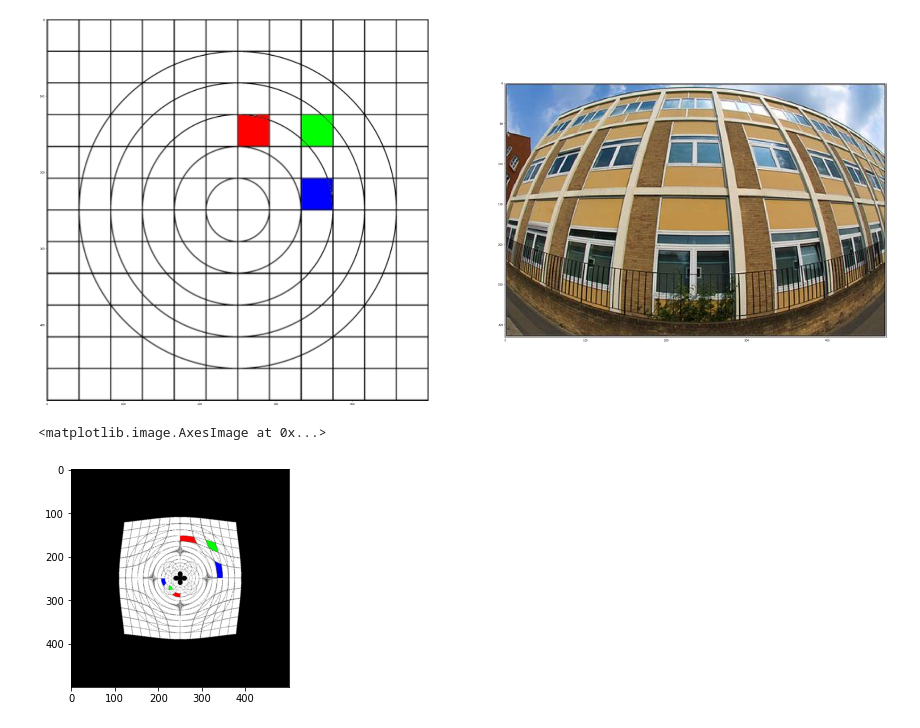
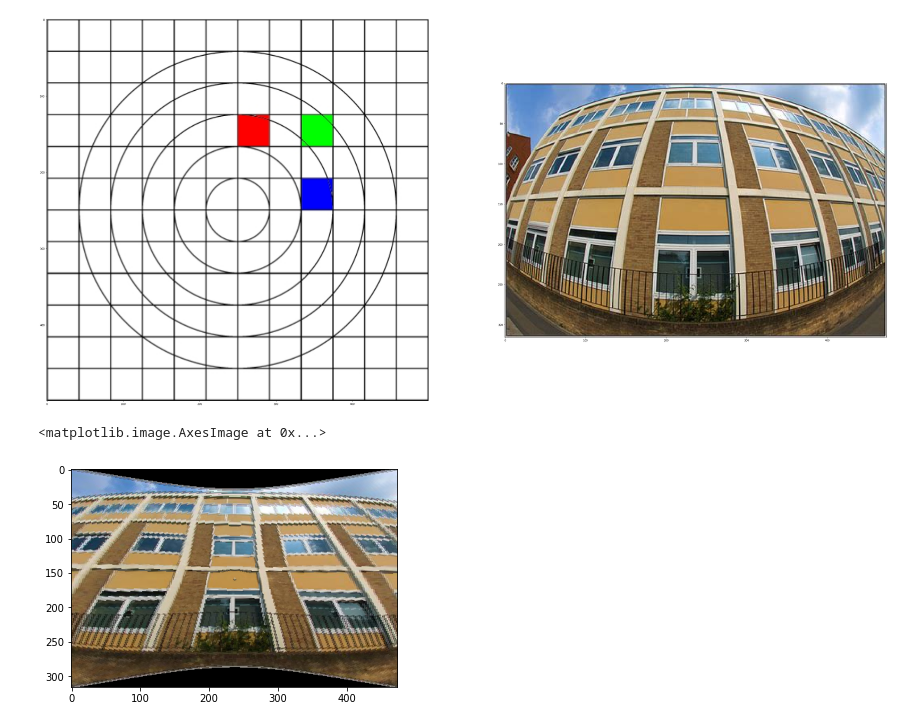
Before and after one commit to F4de78/fesi-finale, a Jupyter notebook: lensdist.ipynb, the cells around one changed output. Drawn from its saved outputs; the diff is of its cells as text; code cells hidden in the pictures.

```diff
--- a/lensdist.ipynb
+++ b/lensdist.ipynb
@@ -118,9 +118,9 @@ def rotationCenter(image, angle):
     return dst
 # %%
 #img2 = translate(img,[-img.shape[0]//2,-img.shape[1]//2])
-#img3 = rotation(img,np.pi)
-img3 = warp(img,0.00001,-500)
+#img3 = rotationCenter(img,np.pi)
+img3 = warp(house,0.00002,-45)
 plt.imshow(img3)
 # %% [output]
 <matplotlib.image.AxesImage at 0x...>
-[figure, old version]
+[figure, new version]
```
